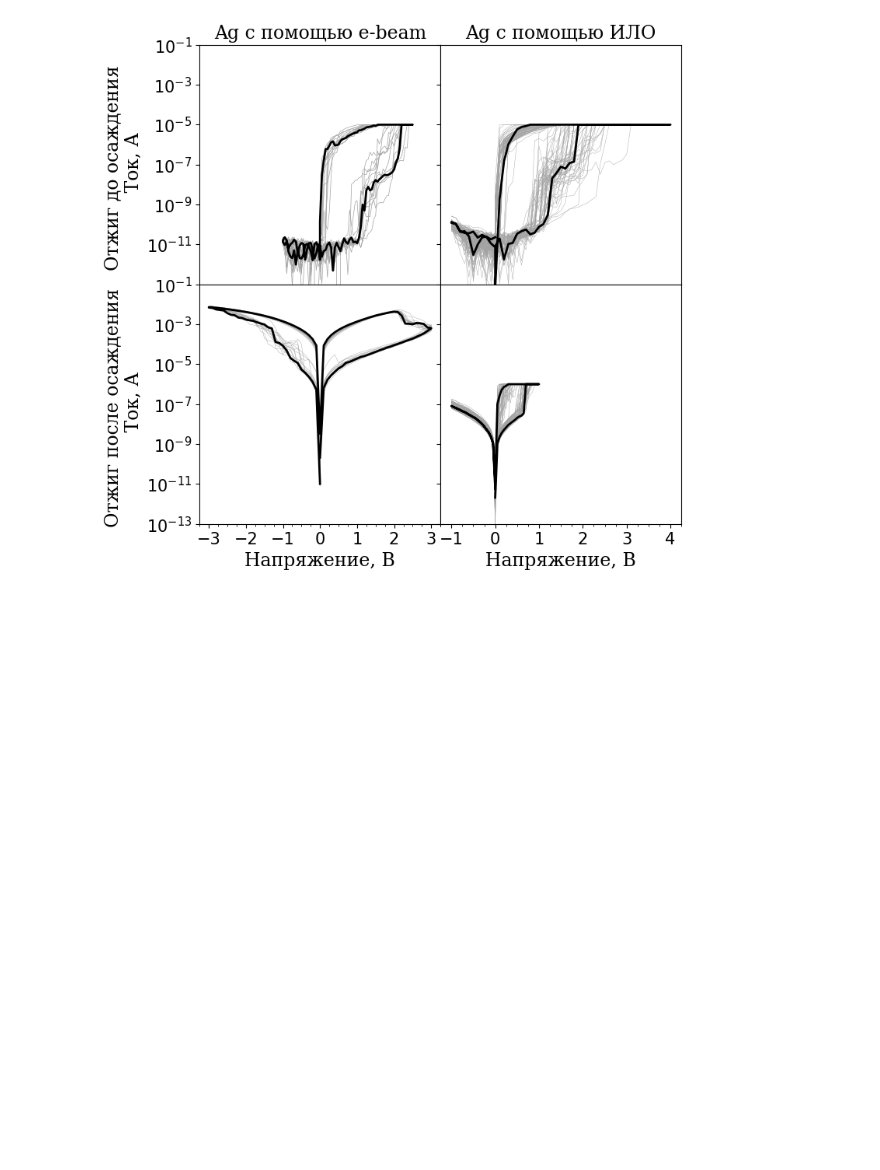
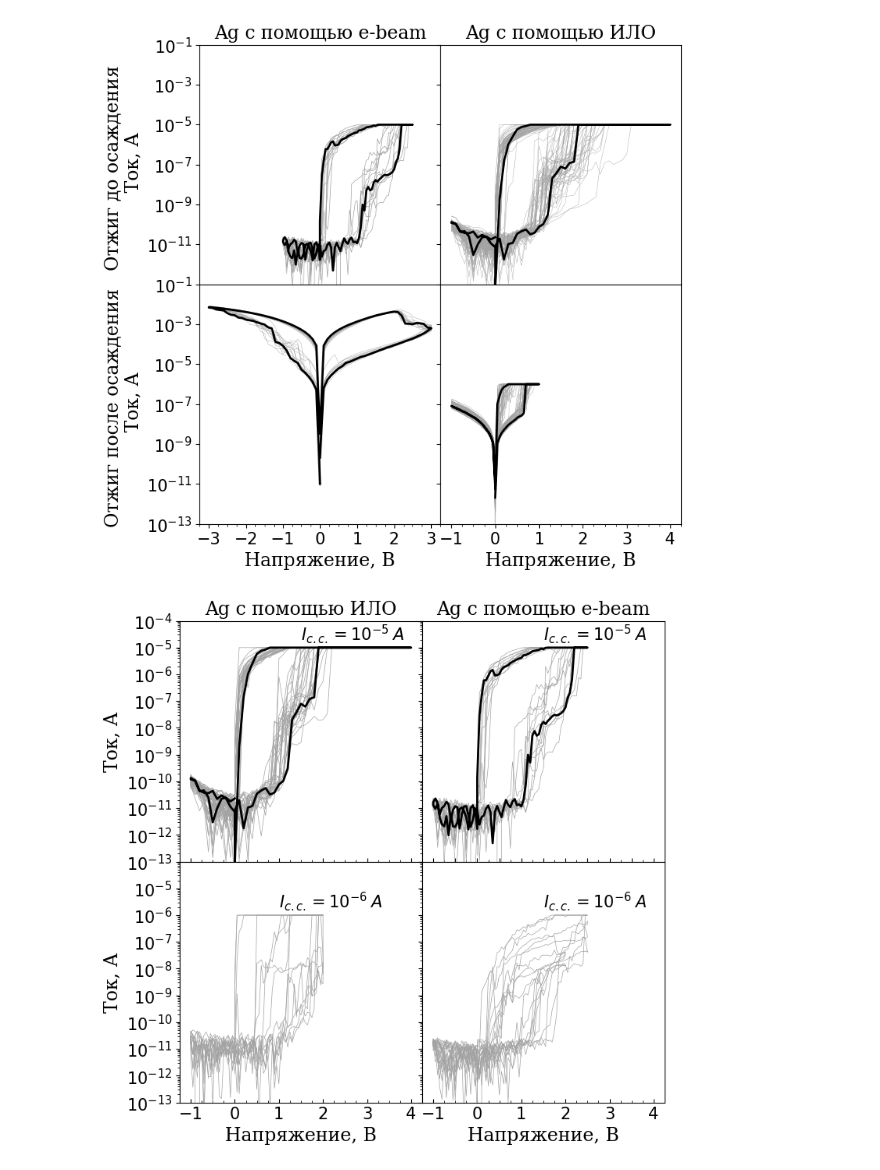
Before and after one commit to OneMoreGate/TiN-HZO_experimental, a Jupyter notebook: all.ipynb, the cells around one changed output. Drawn from its saved outputs; the diff is of its cells as text; code cells hidden in the pictures; blank space fills up the shorter version.

```diff
--- a/all.ipynb
+++ b/all.ipynb
@@ -59,2 +59,70 @@ plt.savefig('all_typical.png', dpi = 300, bbox_inches = 'tight')
 # %% [output]
 [figure]
+# %%
+fig = plt.figure(figsize=(8, 8))
+gs = GridSpec(ncols=2, nrows=2, figure=fig)
+
+ax_1 = fig.add_subplot(gs[0])
+ax_2 = fig.add_subplot(gs[1])
+ax_3 = fig.add_subplot(gs[2])
+ax_4 = fig.add_subplot(gs[3])
+
+y_major = ticker.LogLocator(numticks = 20)
+y_minor = ticker.LogLocator(subs = np.arange(1.0, 10.0) * 0.1, numticks = 20)
+
+d_4_3.draw_multiple_lines('C3-100', ax_1, measurs = [i for i in range(50, 80)], linewidth = 0.5, color = '#a3a3a3')
+d_4_3.draw_single_line('C3-100', ax_1, measur=32, color = 'k', linewidth = 2)
+ax_1.set(yscale = 'log', ylim=[10**(-13), 10**(-4)], xlim=[-1.25, 4.25])
+ax_1.xaxis.set_major_locator(ticker.MultipleLocator(1))
+ax_1.xaxis.set_minor_locator(ticker.MultipleLocator(0.25))
+ax_1.yaxis.set_major_locator(y_major)
+ax_1.yaxis.set_minor_locator(y_minor)
+ax_1.tick_params(labelsize=15)
+ax_1.tick_params(axis='x', direction = 'in', which = 'both')
+#ax_1.set_xlabel('Напряжение, В', size = 17, fontfamily = 'serif')
+ax_1.set_ylabel('Ток, А', size = 17, fontfamily = 'serif')
+ax_1.set_title('Ag с помощью ИЛО', size = 17, fontfamily = 'serif')
+ax_1.text(1.5, 2 * 10 ** -5, r'$I_{c.c.} = 10^{-5} \;A$', size = 15)
+
+d_4_3.draw_multiple_lines('G4-100', ax_3, measurs = [4,5,7,8,9,10,11,19], linewidth = 0.5, color = '#a3a3a3')
+ax_3.set(yscale = 'log', ylim=[10**(-13), 10**(-4)], xlim=[-1.25, 4.25])
+ax_3.xaxis.set_major_locator(ticker.MultipleLocator(1))
+ax_3.xaxis.set_minor_locator(ticker.MultipleLocator(0.25))
+ax_3.yaxis.set_major_locator(ticker.FixedLocator([10**-13,10**-12,10**-11,10**-10,10**-9,10**-8,10**-7,10**-6,10**-5]))
+ax_3.yaxis.set_minor_locator(y_minor)
+ax_3.tick_params(labelsize=15)
+ax_3.tick_params(axis='x', direction = 'in', which = 'both')
+ax_3.tick_params(axis='y', which = 'minor', labelleft = False)
+ax_3.set_ylabel('Ток, А', size = 17, fontfamily = 'serif')
+ax_3.set_xlabel('Напряжение, В', size = 17, fontfamily = 'serif')
+ax_3.text(1, 2 * 10 ** -6, r'$I_{c.c.} = 10^{-6} \;A$', size = 15)
+
+d_4_4.draw_multiple_lines('H7-100', ax_2, measurs = [i for i in range(13,26)], linewidth = 0.5, color = '#a3a3a3')
+d_4_4.draw_single_line('H7-100', ax_2, measur=17, color = 'k', linewidth = 2)
+ax_2.set(yscale = 'log', ylim=[10**(-13), 10**(-4)], xlim=[-1.25, 4.25])
+ax_2.xaxis.set_major_locator(ticker.MultipleLocator(0.5))
+ax_2.xaxis.set_minor_locator(ticker.MultipleLocator(0.25))
+ax_2.yaxis.set_major_locator(y_major)
+ax_2.yaxis.set_minor_locator(y_minor)
+ax_2.tick_params(labelsize=15, labelleft =False)
+ax_2.tick_params(axis='x', direction = 'in', which = 'both')
+ax_2.set_title('Ag с помощью e-beam', size = 17, fontfamily = 'serif')
+#ax_2.set_xlabel('Напряжение, В', size = 17, fontfamily = 'serif')
+#ax_2.set_ylabel('Ток, А', size = 17, fontfamily = 'serif')
+ax_2.text(1.5, 2 * 10 ** -5, r'$I_{c.c.} = 10^{-5} \;A$', size = 15)
+
+d_4_4.draw_multiple_lines('H7-100', ax_4, measurs=[i for i in range(1,13)], linewidth = 0.5, color = '#a3a3a3')
+ax_4.set(yscale = 'log', ylim=[10**(-13), 10**(-4)], xlim=[-1.25, 4.25])
+ax_4.xaxis.set_major_locator(ticker.MultipleLocator(1))
+ax_4.xaxis.set_minor_locator(ticker.MultipleLocator(0.25))
+ax_4.yaxis.set_major_locator(y_major)
+ax_4.yaxis.set_minor_locator(y_minor)
+ax_4.tick_params(labelsize=15, labelleft = False)
+ax_4.tick_params(axis='x', direction = 'in', which = 'both')
+ax_4.set_xlabel('Напряжение, В', size = 17, fontfamily = 'serif')
+ax_4.text(1.5, 2 * 10 ** -6, r'$I_{c.c.} = 10^{-6} \;A$', size = 15)
+
+gs.update(wspace=0, hspace = 0)
+#plt.savefig('1_and_2_typical.png', dpi = 300, bbox_inches = 'tight')
+# %% [output]
+[figure, added]
```
Also changed, not shown: parts of 1 cell of this notebook, 7 other files.
